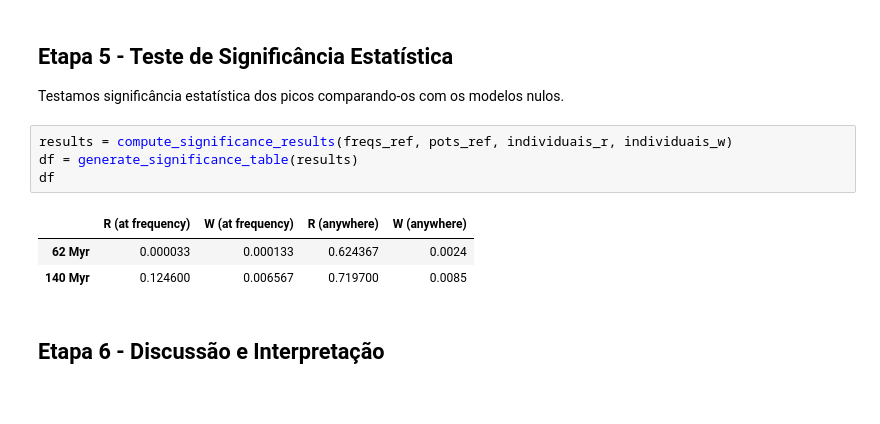
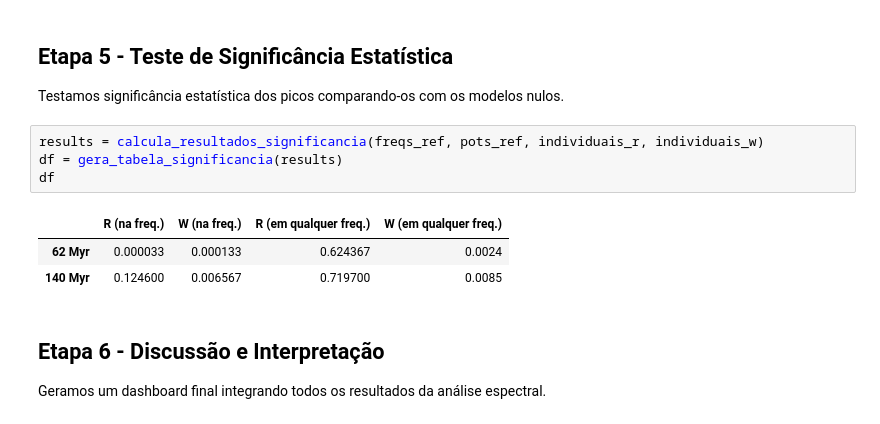
Before and after one commit to lucaanasser/Detectando-e-Interpretando-Sinais-Periodicos-em-Series-Temporais-Paleobiologicas, a Jupyter notebook: ep1.ipynb, the cells around one changed output. Drawn from its saved outputs; the diff is of its cells as text.

Commit message:
Dashboard; melhorias gerais

```diff
--- a/ep1.ipynb
+++ b/ep1.ipynb
@@ -819,12 +831,14 @@ plotar_espectro_potencia(freqs_ref, pots_ref,
 
 Testamos significância estatística dos picos comparando-os com os modelos nulos.
 # %%
-results = compute_significance_results(freqs_ref, pots_ref, individuais_r, individuais_w)
-df = generate_significance_table(results)
+results = calcula_resultados_significancia(freqs_ref, pots_ref, individuais_r, individuais_w)
+df = gera_tabela_significancia(results)
 df
 # %% [output]
-|  | R (at frequency) | W (at frequency) | R (anywhere) | W (anywhere) |
+|  | R (na freq.) | W (na freq.) | R (em qualquer freq.) | W (em qualquer freq.) |
 | 62 Myr | 0.000033 | 0.000133 | 0.624367 | 0.0024 |
 | 140 Myr | 0.124600 | 0.006567 | 0.719700 | 0.0085 |
 # %% [markdown]
 ## Etapa 6 - Discussão e Interpretação
+
+Geramos um dashboard final integrando todos os resultados da análise espectral.
```
Also changed, not shown: parts of 6 cells of this notebook, 8 other files.
